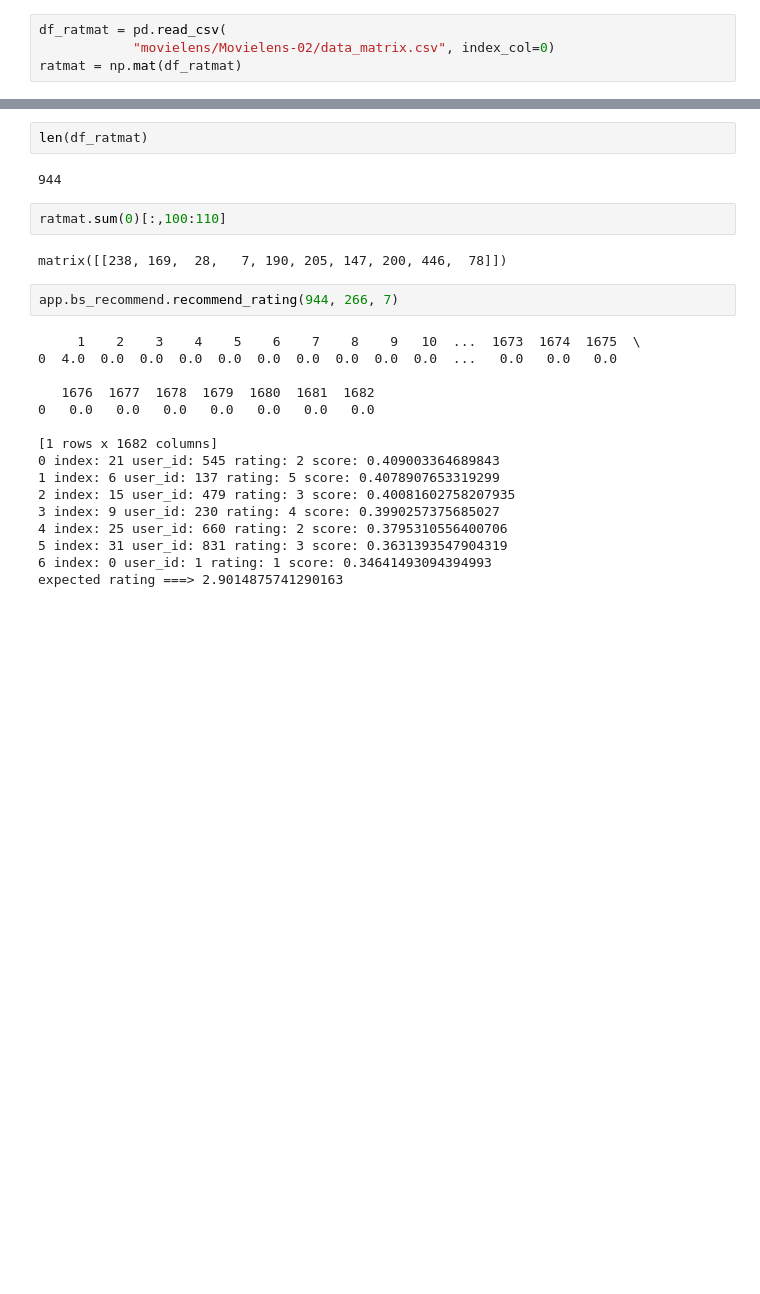
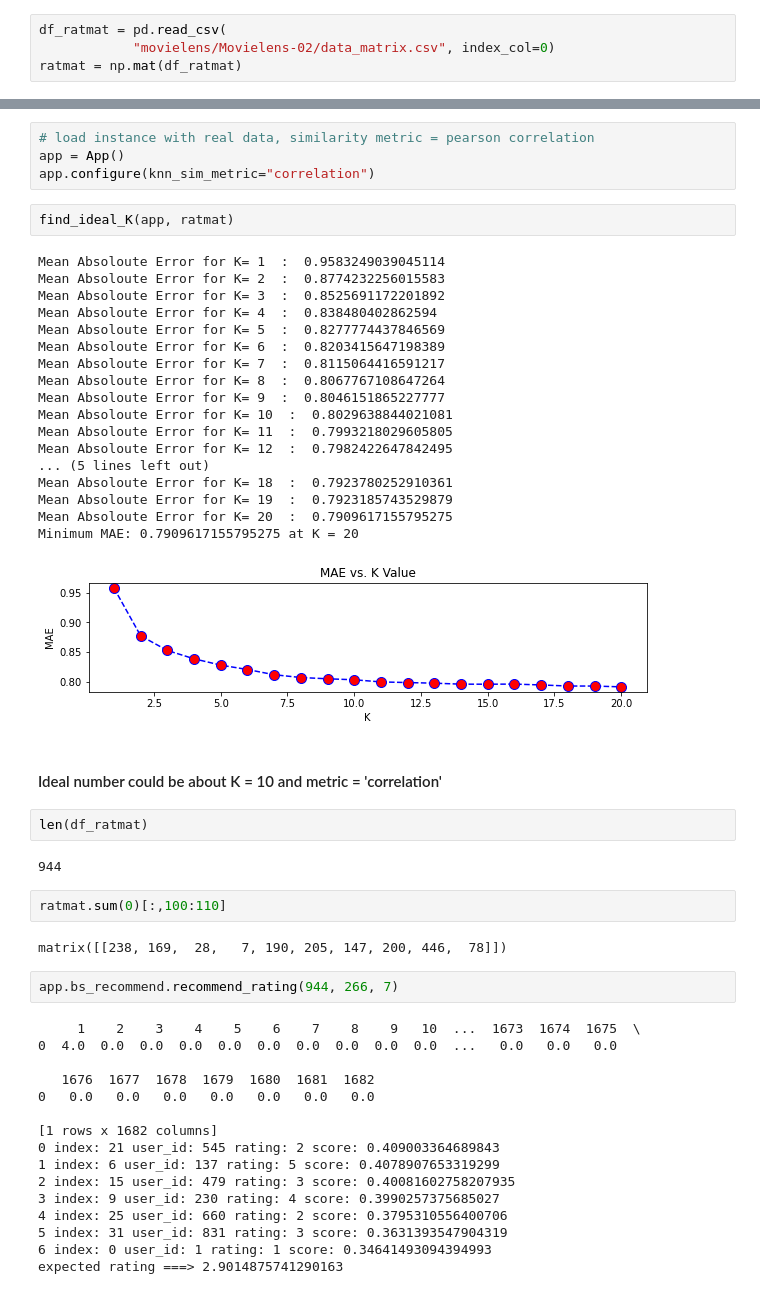
Before and after one commit to elicaluya/MovieRecommender, a Jupyter notebook: Evaluation.ipynb, the cells around one changed output, grey strips where cells are left out. Cells and saved outputs as stored; diff of their text form; blank space fills up the shorter version.

```diff
--- a/Evaluation.ipynb
+++ b/Evaluation.ipynb
@@ -67,3 +86,30 @@ KeyboardInterrupt:
+# %%
+# load instance with real data, similarity metric = pearson correlation
+app = App()
+app.configure(knn_sim_metric="correlation")
+# %%
+find_ideal_K(app, ratmat)
+# %% [output]
+Mean Absoloute Error for K= 1  :  0.9583249039045114
+Mean Absoloute Error for K= 2  :  0.8774232256015583
+Mean Absoloute Error for K= 3  :  0.8525691172201892
+Mean Absoloute Error for K= 4  :  0.838480402862594
+Mean Absoloute Error for K= 5  :  0.8277774437846569
+Mean Absoloute Error for K= 6  :  0.8203415647198389
+Mean Absoloute Error for K= 7  :  0.8115064416591217
+Mean Absoloute Error for K= 8  :  0.8067767108647264
+Mean Absoloute Error for K= 9  :  0.8046151865227777
+Mean Absoloute Error for K= 10  :  0.8029638844021081
+Mean Absoloute Error for K= 11  :  0.7993218029605805
+Mean Absoloute Error for K= 12  :  0.7982422647842495
+... (5 lines left out)
+Mean Absoloute Error for K= 18  :  0.7923780252910361
+Mean Absoloute Error for K= 19  :  0.7923185743529879
+Mean Absoloute Error for K= 20  :  0.7909617155795275
+Minimum MAE: 0.7909617155795275 at K = 20
+[figure, added]
+# %% [markdown]
+#### Ideal number could be about K = 10 and metric = 'correlation'
 # %%
 len(df_ratmat)
 # %% [output]
```
Also changed, not shown: parts of 31 cells of this notebook, 6 other files.
